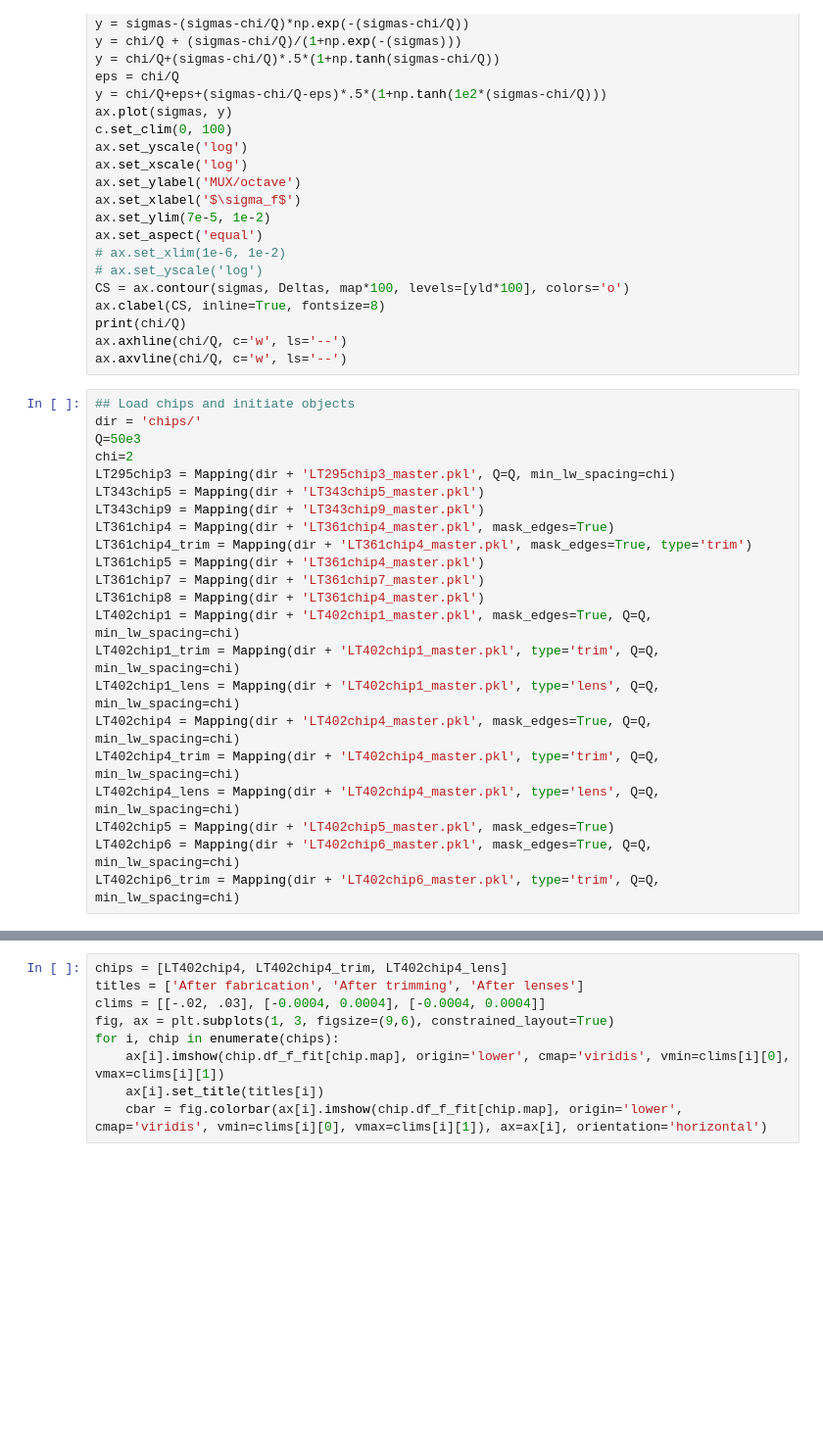
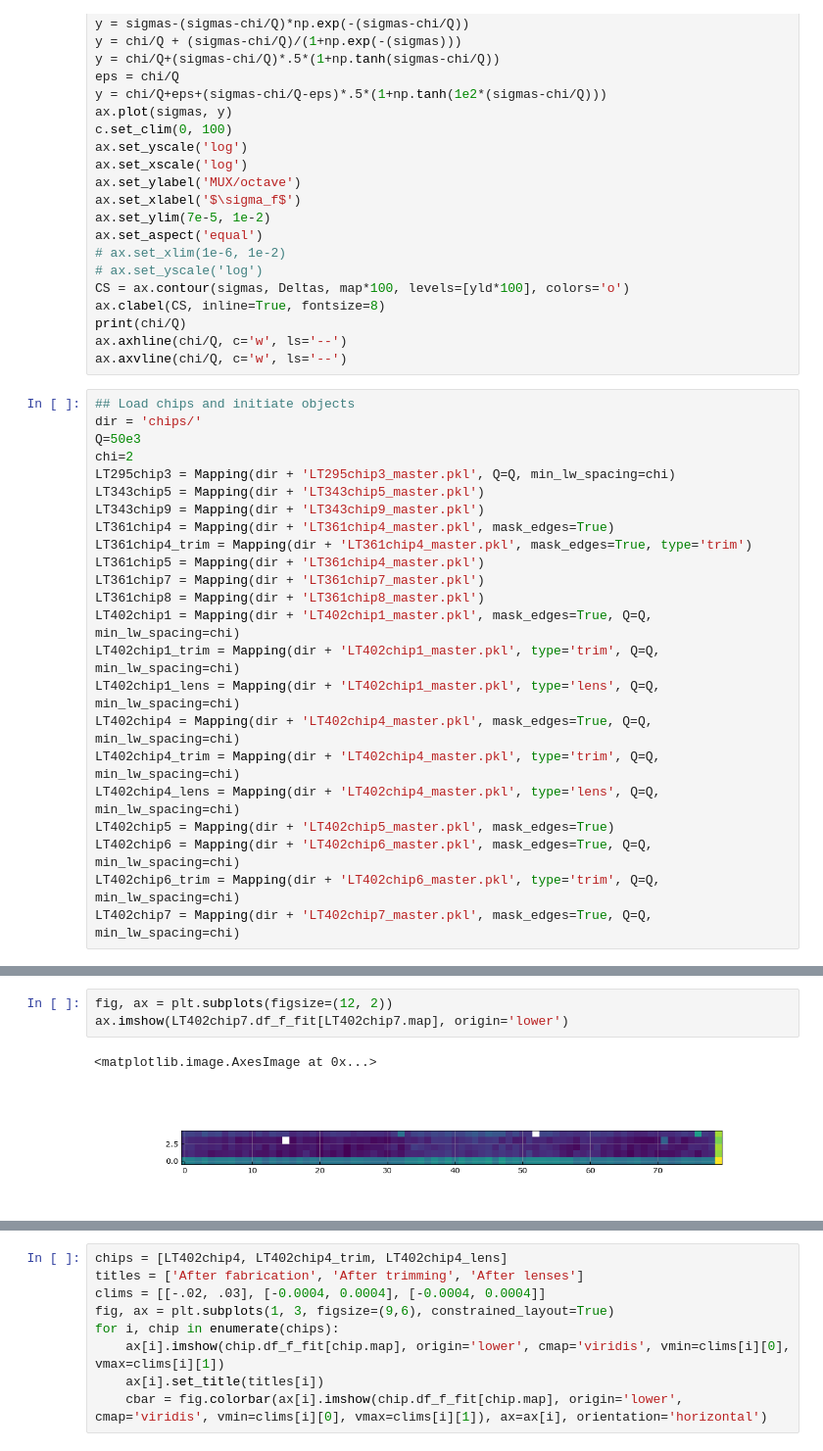
Before and after one commit to wilbertras/spatial-mapping, a Jupyter notebook: Mappings/Masters/plot_mapping.ipynb, the cells around one changed output, grey strips where cells are left out. Shown at 98% size. Saved outputs shown, nothing was run; the diff lists cells and outputs as text; blank space fills up the shorter version.

```diff
--- a/Mappings/Masters/plot_mapping.ipynb
+++ b/Mappings/Masters/plot_mapping.ipynb
@@ -334,7 +362,7 @@ LT361chip4 = Mapping(dir + 'LT361chip4_master.pkl', mask_edges=True)
 LT361chip4_trim = Mapping(dir + 'LT361chip4_master.pkl', mask_edges=True, type='trim')
 LT361chip5 = Mapping(dir + 'LT361chip4_master.pkl')
 LT361chip7 = Mapping(dir + 'LT361chip7_master.pkl')
-LT361chip8 = Mapping(dir + 'LT361chip4_master.pkl')
+LT361chip8 = Mapping(dir + 'LT361chip8_master.pkl')
 LT402chip1 = Mapping(dir + 'LT402chip1_master.pkl', mask_edges=True, Q=Q, min_lw_spacing=chi)
 LT402chip1_trim = Mapping(dir + 'LT402chip1_master.pkl', type='trim', Q=Q, min_lw_spacing=chi)
 LT402chip1_lens = Mapping(dir + 'LT402chip1_master.pkl', type='lens', Q=Q, min_lw_spacing=chi)
@@ -344,3 +372,4 @@ LT402chip4_lens = Mapping(dir + 'LT402chip4_master.pkl', type='lens', Q=Q, min_l
 LT402chip5 = Mapping(dir + 'LT402chip5_master.pkl', mask_edges=True)
 LT402chip6 = Mapping(dir + 'LT402chip6_master.pkl', mask_edges=True, Q=Q, min_lw_spacing=chi)
 LT402chip6_trim = Mapping(dir + 'LT402chip6_master.pkl', type='trim', Q=Q, min_lw_spacing=chi)
+LT402chip7 = Mapping(dir + 'LT402chip7_master.pkl', mask_edges=True, Q=Q, min_lw_spacing=chi)
@@ -346,0 +438,6 @@ LT402chip6_trim = Mapping(dir + 'LT402chip6_master.pkl', type='trim', Q=Q, min_l
+# %%
+fig, ax = plt.subplots(figsize=(12, 2))
+ax.imshow(LT402chip7.df_f_fit[LT402chip7.map], origin='lower')
+# %% [output]
+<matplotlib.image.AxesImage at 0x...>
+[figure, added]
```
Also changed, not shown: parts of 52 cells of this notebook, 38 other files.
